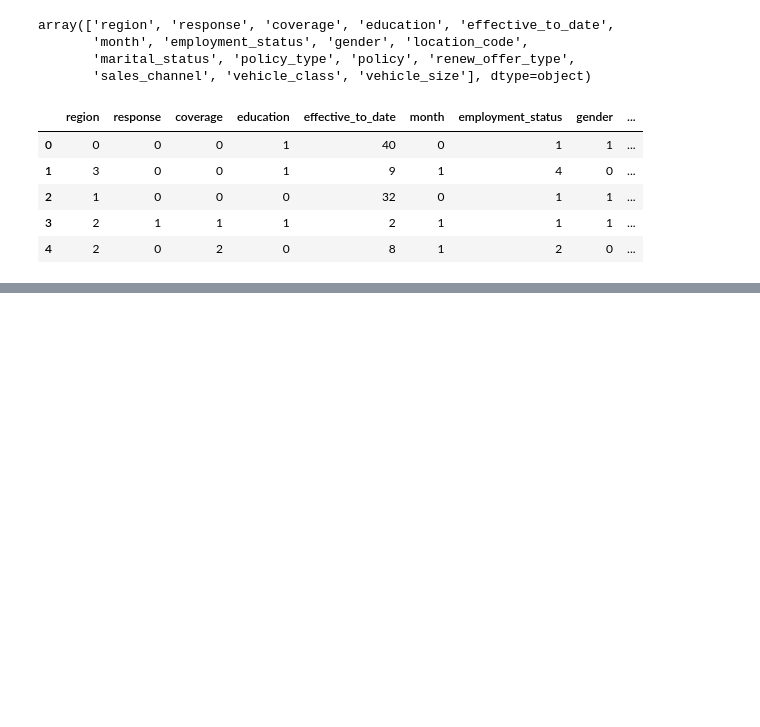
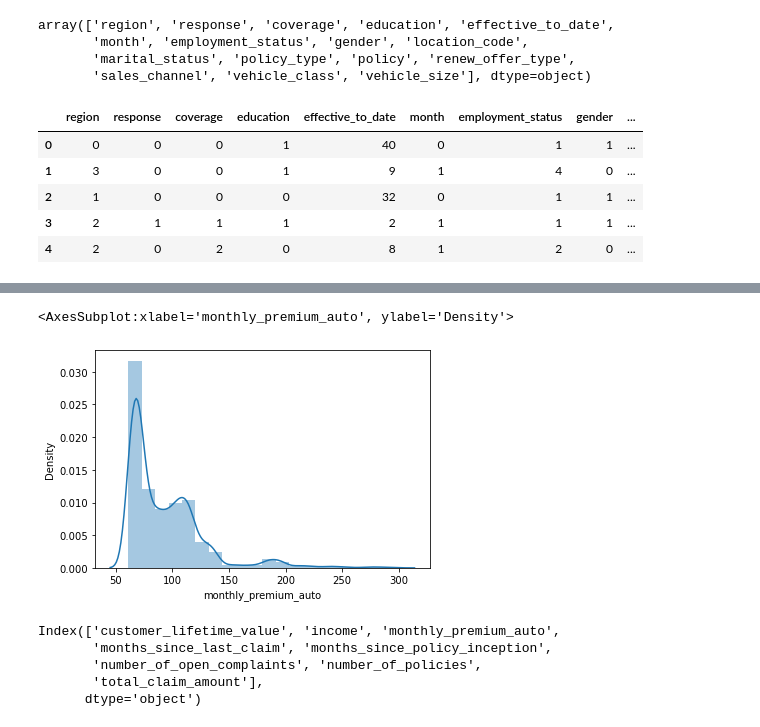
Before and after one commit to fprieto8111/IronLabs, a Jupyter notebook: Data Transformation.ipynb, the cells around one changed output, grey strips where cells are left out. Saved outputs shown, nothing was run; the diff lists cells and outputs as text; code cells hidden in the pictures; blank space fills up the shorter version.

```diff
--- a/Data Transformation.ipynb
+++ b/Data Transformation.ipynb
@@ -91,0 +171,13 @@ categorical.head()
+# %%
+sns.distplot((v['monthly_premium_auto']), bins=20)
+# %% [output]
+<AxesSubplot:xlabel='monthly_premium_auto', ylabel='Density'>
+[figure, added]
+# %%
+numerical.columns
+# %% [output]
+Index(['customer_lifetime_value', 'income', 'monthly_premium_auto',
+       'months_since_last_claim', 'months_since_policy_inception',
+       'number_of_open_complaints', 'number_of_policies',
+       'total_claim_amount'],
+      dtype='object')
```
Also changed, not shown: parts of 25 cells of this notebook.
